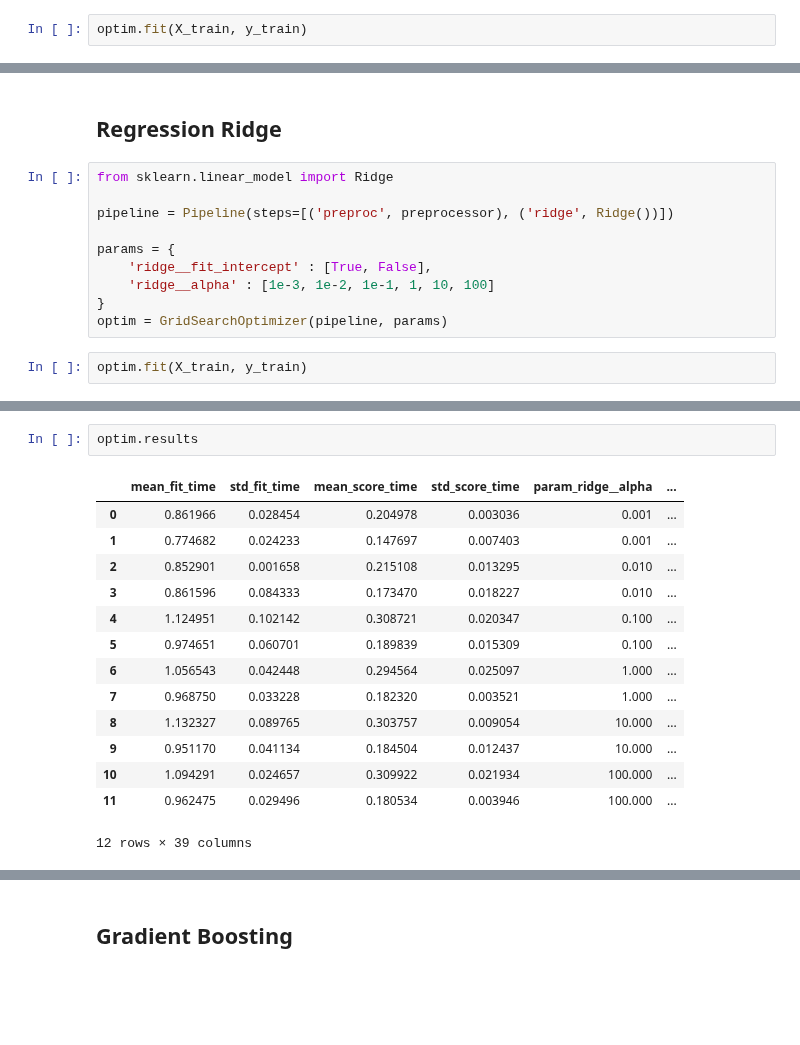
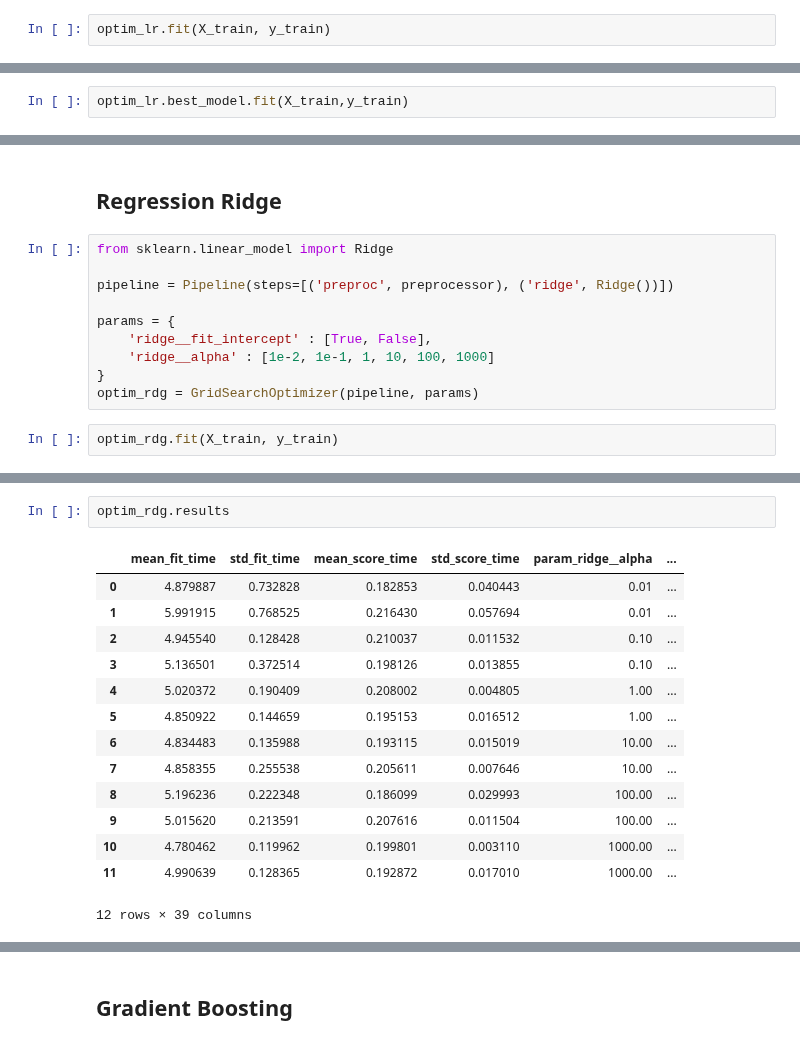
Before and after one commit to data-IA-2024/netfloox-recommandation-gr3, a Jupyter notebook: Models.ipynb, the cells around one changed output, grey strips where cells are left out. Saved outputs shown, nothing was run; the diff lists cells and outputs as text; blank space fills up the shorter version.

```diff
--- a/Models.ipynb
+++ b/Models.ipynb
@@ -314,4 +310,4 @@ optim = GridSearchOptimizer(pipeline, params)
 # %%
-optim.fit(X_train, y_train)
+optim_lr.fit(X_train, y_train)
 # %% [output]
 Fitting 5 folds for each of 2 candidates, totalling 10 fits
@@ -334 +330,3 @@ optim.results
 2 rows × 38 columns
+# %%
+optim_lr.best_model.fit(X_train,y_train)
@@ -348,10 +364,10 @@ pipeline = Pipeline(steps=[('preproc', preprocessor), ('ridge', Ridge())])
 
 params = {
     'ridge__fit_intercept' : [True, False],
-    'ridge__alpha' : [1e-3, 1e-2, 1e-1, 1, 10, 100]
+    'ridge__alpha' : [1e-2, 1e-1, 1, 10, 100, 1000]
 }
-optim = GridSearchOptimizer(pipeline, params)
+optim_rdg = GridSearchOptimizer(pipeline, params)
 # %%
-optim.fit(X_train, y_train)
+optim_rdg.fit(X_train, y_train)
 # %% [output]
 Fitting 5 folds for each of 12 candidates, totalling 60 fits
@@ -374,17 +390,17 @@ Fitting 5 folds for each of 12 candidates, totalling 60 fits
 # %%
-optim.results
+optim_rdg.results
 # %% [output]
 |  | mean_fit_time | std_fit_time | mean_score_time | std_score_time | param_ridge__alpha | ... |
-| 0 | 0.861966 | 0.028454 | 0.204978 | 0.003036 | 0.001 | ... |
-| 1 | 0.774682 | 0.024233 | 0.147697 | 0.007403 | 0.001 | ... |
-| 2 | 0.852901 | 0.001658 | 0.215108 | 0.013295 | 0.010 | ... |
-| 3 | 0.861596 | 0.084333 | 0.173470 | 0.018227 | 0.010 | ... |
-| 4 | 1.124951 | 0.102142 | 0.308721 | 0.020347 | 0.100 | ... |
-| 5 | 0.974651 | 0.060701 | 0.189839 | 0.015309 | 0.100 | ... |
-| 6 | 1.056543 | 0.042448 | 0.294564 | 0.025097 | 1.000 | ... |
-| 7 | 0.968750 | 0.033228 | 0.182320 | 0.003521 | 1.000 | ... |
-| 8 | 1.132327 | 0.089765 | 0.303757 | 0.009054 | 10.000 | ... |
-| 9 | 0.951170 | 0.041134 | 0.184504 | 0.012437 | 10.000 | ... |
-| 10 | 1.094291 | 0.024657 | 0.309922 | 0.021934 | 100.000 | ... |
-| 11 | 0.962475 | 0.029496 | 0.180534 | 0.003946 | 100.000 | ... |
+| 0 | 4.879887 | 0.732828 | 0.182853 | 0.040443 | 0.01 | ... |
+| 1 | 5.991915 | 0.768525 | 0.216430 | 0.057694 | 0.01 | ... |
+| 2 | 4.945540 | 0.128428 | 0.210037 | 0.011532 | 0.10 | ... |
+| 3 | 5.136501 | 0.372514 | 0.198126 | 0.013855 | 0.10 | ... |
+| 4 | 5.020372 | 0.190409 | 0.208002 | 0.004805 | 1.00 | ... |
+| 5 | 4.850922 | 0.144659 | 0.195153 | 0.016512 | 1.00 | ... |
+| 6 | 4.834483 | 0.135988 | 0.193115 | 0.015019 | 10.00 | ... |
+| 7 | 4.858355 | 0.255538 | 0.205611 | 0.007646 | 10.00 | ... |
+| 8 | 5.196236 | 0.222348 | 0.186099 | 0.029993 | 100.00 | ... |
+| 9 | 5.015620 | 0.213591 | 0.207616 | 0.011504 | 100.00 | ... |
+| 10 | 4.780462 | 0.119962 | 0.199801 | 0.003110 | 1000.00 | ... |
+| 11 | 4.990639 | 0.128365 | 0.192872 | 0.017010 | 1000.00 | ... |
 12 rows × 39 columns
```
Also changed, not shown: parts of 61 cells of this notebook.
